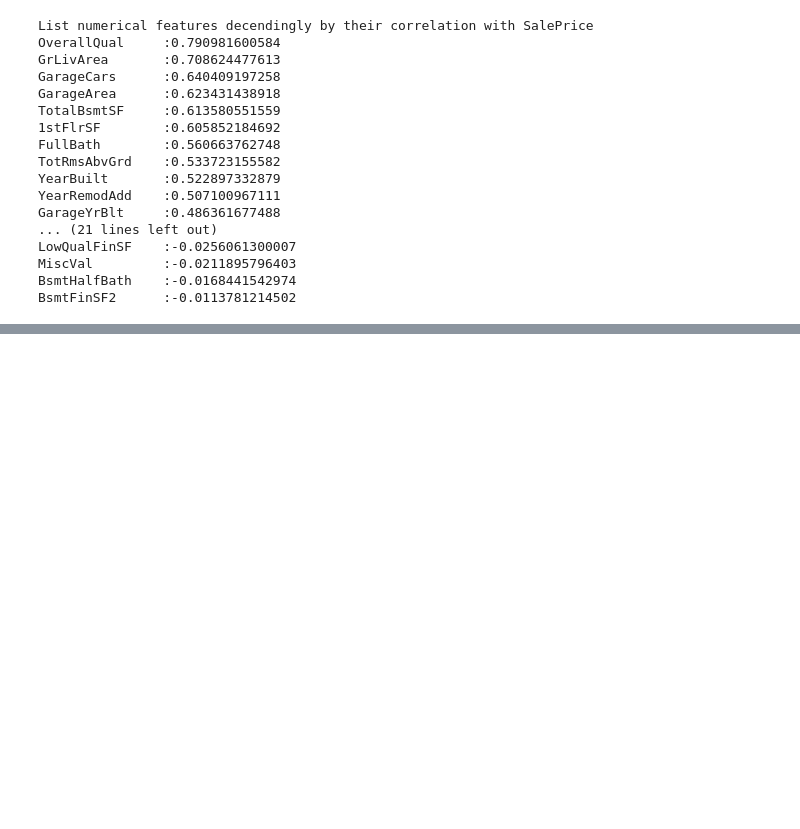
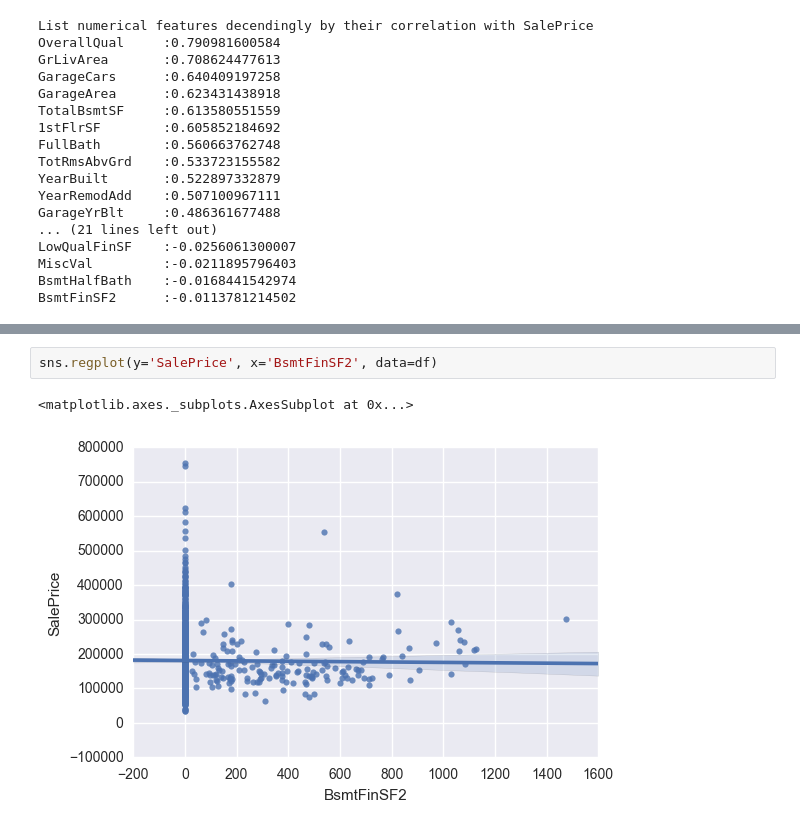
Before and after one commit to harshit158/Kaggle-House-Price, a Jupyter notebook: Analysis.ipynb, the cells around one changed output, grey strips where cells are left out. Saved outputs shown, nothing was run; the diff lists cells and outputs as text; blank space fills up the shorter version.

```diff
--- a/Analysis.ipynb
+++ b/Analysis.ipynb
@@ -121,0 +132,5 @@ BsmtFinSF2      :-0.0113781214502
+# %%
+sns.regplot(y='SalePrice', x='BsmtFinSF2', data=df)
+# %% [output]
+<matplotlib.axes._subplots.AxesSubplot at 0x...>
+[figure, added]
```
Also changed, not shown: parts of 6 cells of this notebook.
